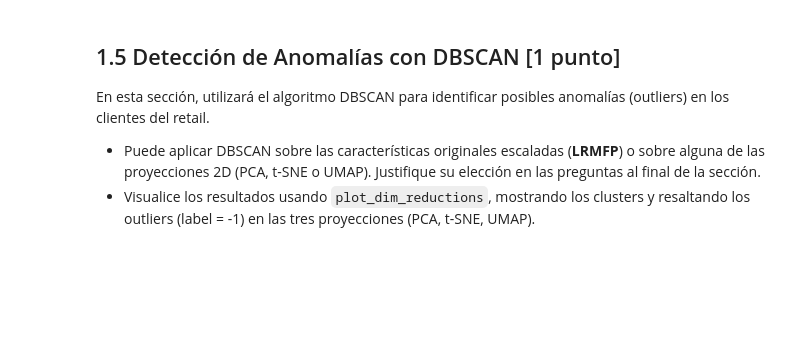
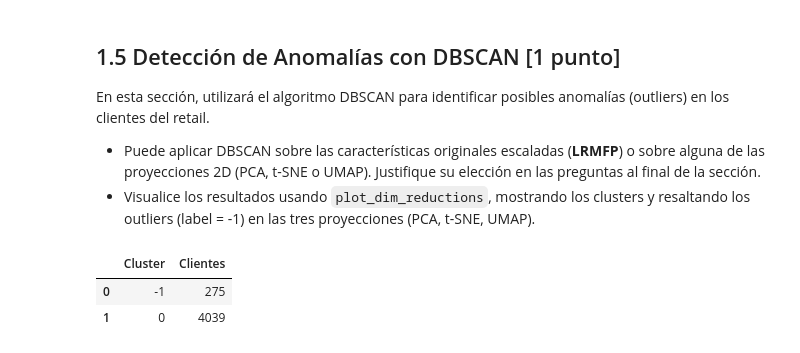
Before and after one commit to matisweet/MDS7202, a Jupyter notebook: labs/lab5/Lab5_enunciado.ipynb, the cells around one changed output. Saved outputs shown, nothing was run; the diff lists cells and outputs as text; code cells hidden in the pictures; blank space fills up the shorter version.

```diff
--- a/labs/lab5/Lab5_enunciado.ipynb
+++ b/labs/lab5/Lab5_enunciado.ipynb
@@ -754,3 +813,20 @@ from sklearn.cluster import DBSCAN  # noqa: F401
+# %%
+from sklearn.cluster import DBSCAN  # noqa: F401
+
+features_scaled = MinMax().fit_transform(features_df[FEATURE_COLS])
+
+dbscan_model = DBSCAN(eps=0.08, min_samples=15)
+
+dbscan_labels = dbscan_model.fit_predict(features_scaled)
+
+dbscan_summary = pd.Series(dbscan_labels, name="Cluster").value_counts().sort_index().reset_index()
+
+dbscan_summary.columns = ["Cluster", "Clientes"]
+dbscan_summary
+# %% [output]
+|  | Cluster | Clientes |
+| 0 | -1 | 275 |
+| 1 | 0 | 4039 |
 # %%
 # Utilice este código para graficar. dbscan_labels = clusters/outliers obtenidos por DBSCAN.
 fig_dbscan = plot_dim_reductions(
```
Also changed, not shown: parts of 12 cells of this notebook.
